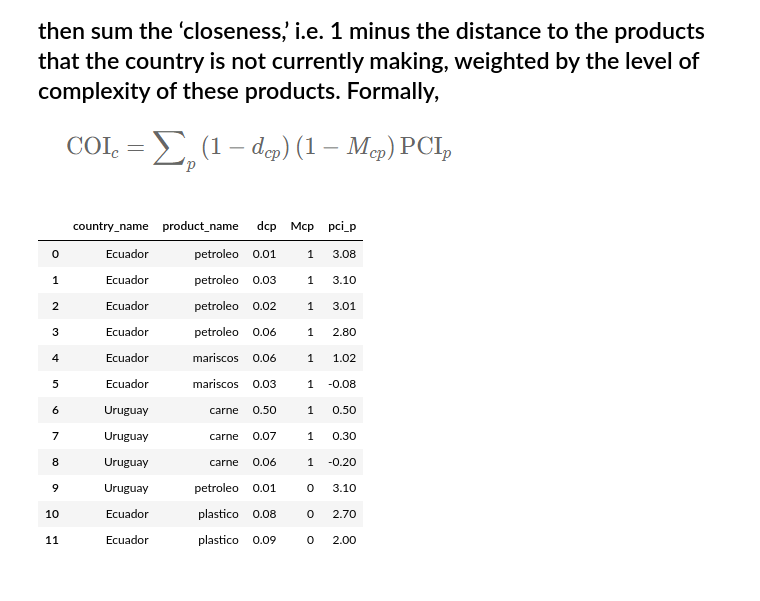
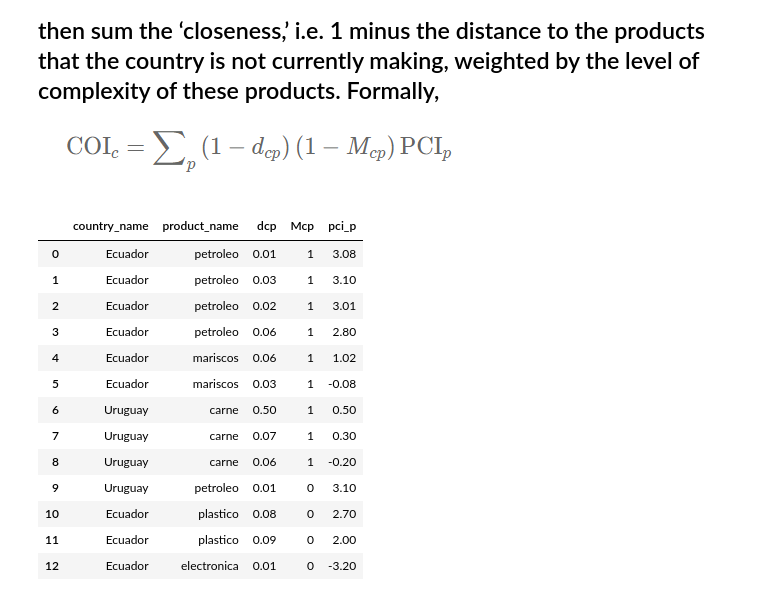
Before and after one commit to descandon88/Ecuador-Growth-data-set, a Jupyter notebook: calc_coi.ipynb, the cells around one changed output. Drawn from its saved outputs; the diff is of its cells as text; code cells hidden in the pictures.

```diff
--- a/calc_coi.ipynb
+++ b/calc_coi.ipynb
@@ -171,27 +171,28 @@ df_ccpt.head(10)
 
 ![coi_ecuation.png](embedded-picture-1)
 # %%
-d = {'country_name': ['Ecuador','Ecuador','Ecuador','Ecuador','Ecuador', 'Ecuador','Uruguay','Uruguay','Uruguay','Uruguay','Ecuador','Ecuador'],
-     'product_name': ['petroleo', 'petroleo','petroleo','petroleo','mariscos','mariscos','carne','carne','carne','petroleo','plastico','plastico'],
-     'dcp':[0.01,0.03,0.02,0.06,0.06,0.03,0.5,0.07,0.06,0.01,0.08,0.09],
-     'Mcp': [1,1,1,1,1,1,1,1,1,0,0,0],
-     'pci_p':[3.08,3.1,3.010,2.8,1.02,-0.08,0.5,0.3,-0.2,3.1,2.7,2]}
+d = {'country_name': ['Ecuador','Ecuador','Ecuador','Ecuador','Ecuador', 'Ecuador','Uruguay','Uruguay','Uruguay','Uruguay','Ecuador','Ecuador','Ecuador'],
+     'product_name': ['petroleo', 'petroleo','petroleo','petroleo','mariscos','mariscos','carne','carne','carne','petroleo','plastico','plastico','electronica'],
+     'dcp':[0.01,0.03,0.02,0.06,0.06,0.03,0.5,0.07,0.06,0.01,0.08,0.09,0.01],
+     'Mcp': [1,1,1,1,1,1,1,1,1,0,0,0,0],
+     'pci_p':[3.08,3.1,3.010,2.8,1.02,-0.08,0.5,0.3,-0.2,3.1,2.7,2,-3.2]}
 df_tmp = pd.DataFrame(data=d)
-df_tmp.head(12)
+df_tmp.head(13)
 # %% [output]
 |  | country_name | product_name | dcp | Mcp | pci_p |
 | 0 | Ecuador | petroleo | 0.01 | 1 | 3.08 |
 | 1 | Ecuador | petroleo | 0.03 | 1 | 3.10 |
 | 2 | Ecuador | petroleo | 0.02 | 1 | 3.01 |
 | 3 | Ecuador | petroleo | 0.06 | 1 | 2.80 |
 | 4 | Ecuador | mariscos | 0.06 | 1 | 1.02 |
 | 5 | Ecuador | mariscos | 0.03 | 1 | -0.08 |
 | 6 | Uruguay | carne | 0.50 | 1 | 0.50 |
 | 7 | Uruguay | carne | 0.07 | 1 | 0.30 |
 | 8 | Uruguay | carne | 0.06 | 1 | -0.20 |
 | 9 | Uruguay | petroleo | 0.01 | 0 | 3.10 |
 | 10 | Ecuador | plastico | 0.08 | 0 | 2.70 |
 | 11 | Ecuador | plastico | 0.09 | 0 | 2.00 |
+| 12 | Ecuador | electronica | 0.01 | 0 | -3.20 |
 # %%
 def cal_coic(data,
              col_pro=None,
```
Also changed, not shown: parts of 3 cells of this notebook.
